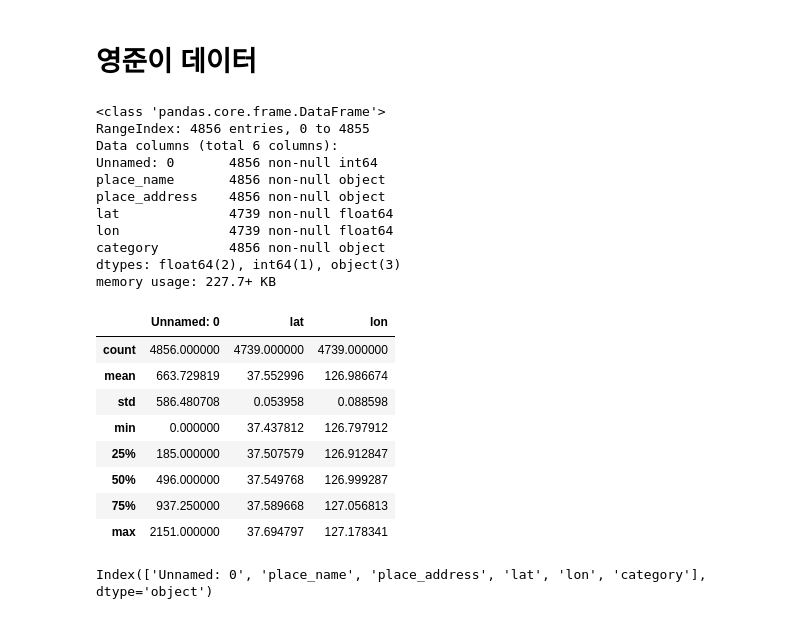
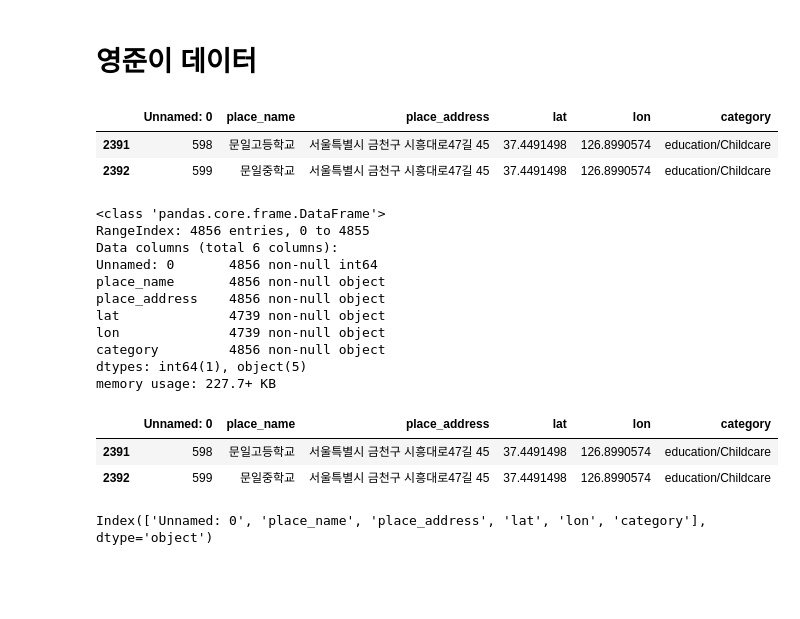
Before and after one commit to BigDataCampus/fresh, a Jupyter notebook: 중복확인하기.ipynb, the cells around one changed output. Drawn from its saved outputs; the diff is of its cells as text; code cells hidden in the pictures; blank space fills up the shorter version.

```diff
--- a/중복확인하기.ipynb
+++ b/중복확인하기.ipynb
@@ -99,5 +108,10 @@ memory usage: 203.4+ KB
 # %%
-main_place =pd.read_csv("main_place.csv")
+main_place =pd.read_csv("main_place.csv",dtype={'lat':str,'lon':str})
+main_place[main_place.place_name.str.contains('문일')]
+# %% [output]
+|  | Unnamed: 0 | place_name | place_address | lat | lon | category |
+| 2391 | 598 | 문일고등학교 | 서울특별시 금천구 시흥대로47길 45 | 37.4491498 | 126.8990574 | education/Childcare |
+| 2392 | 599 | 문일중학교 | 서울특별시 금천구 시흥대로47길 45 | 37.4491498 | 126.8990574 | education/Childcare |
 # %%
 main_place.info()
 # %% [output]
@@ -107,23 +121,19 @@ Data columns (total 6 columns):
 Unnamed: 0       4856 non-null int64
 place_name       4856 non-null object
 place_address    4856 non-null object
-lat              4739 non-null float64
-lon              4739 non-null float64
+lat              4739 non-null object
+lon              4739 non-null object
 category         4856 non-null object
-dtypes: float64(2), int64(1), object(3)
+dtypes: int64(1), object(5)
 memory usage: 227.7+ KB
+# %%
+d = main_place.lat.str.contains("37.4491498",na=False)
 # %%
-main_place.describe()
+main_place[d]
 # %% [output]
-|  | Unnamed: 0 | lat | lon |
-| count | 4856.000000 | 4739.000000 | 4739.000000 |
-| mean | 663.729819 | 37.552996 | 126.986674 |
-| std | 586.480708 | 0.053958 | 0.088598 |
-| min | 0.000000 | 37.437812 | 126.797912 |
-| 25% | 185.000000 | 37.507579 | 126.912847 |
-| 50% | 496.000000 | 37.549768 | 126.999287 |
-| 75% | 937.250000 | 37.589668 | 127.056813 |
-| max | 2151.000000 | 37.694797 | 127.178341 |
+|  | Unnamed: 0 | place_name | place_address | lat | lon | category |
+| 2391 | 598 | 문일고등학교 | 서울특별시 금천구 시흥대로47길 45 | 37.4491498 | 126.8990574 | education/Childcare |
+| 2392 | 599 | 문일중학교 | 서울특별시 금천구 시흥대로47길 45 | 37.4491498 | 126.8990574 | education/Childcare |
 # %%
 main_place.columns
 # %% [output]
```
Also changed, not shown: parts of 61 cells of this notebook.
